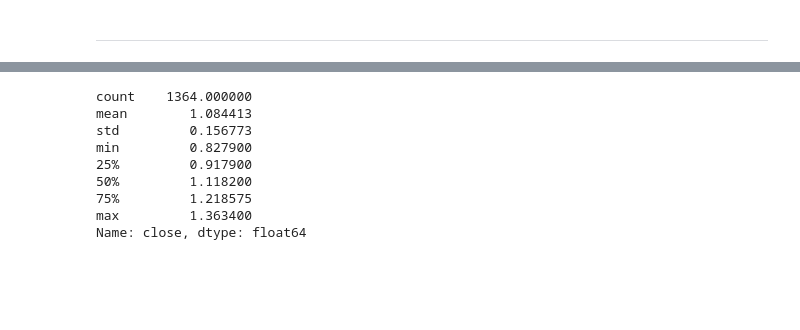
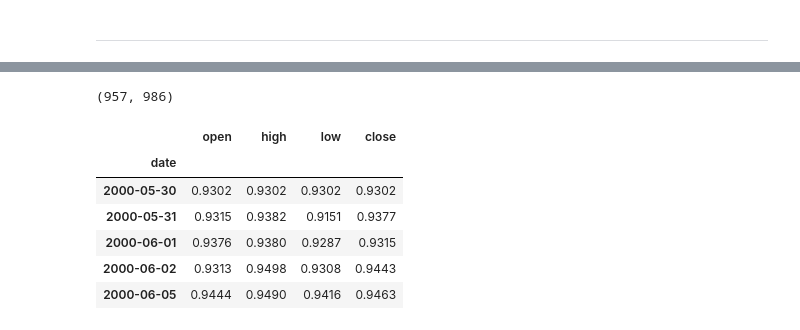
Before and after one commit to stuartdaw/Capstone_Forex, a Jupyter notebook: 03 Modelling.ipynb, the cells around one changed output, grey strips where cells are left out. Saved outputs shown, nothing was run; the diff lists cells and outputs as text; code cells hidden in the pictures; blank space fills up the shorter version.

```diff
--- a/03 Modelling.ipynb
+++ b/03 Modelling.ipynb
@@ -114,2 +149,3 @@ pandas._libs.tslibs.timestamps.Timestamp
 # %%
-daily.loc[daily.index == daily_pattern.loc[10]['pattern_end']]
+# save date
+train_stop = daily.loc[daily.index == daily_pattern.loc[10]['pattern_end']].index[0]
@@ -120,2 +151,0 @@ daily.loc[daily.index == daily_pattern.loc[10]['pattern_end']]
-# %%
-train_stop = daily.loc[daily.index == daily_pattern.loc[10]['pattern_end'] + pd.DateOffset(1)].index[0]
@@ -133,0 +163,11 @@ len(train), len(test)
+# %%
+train_and_test = daily.iloc[:len(daily.loc[:train_stop].index)+30]
+# %%
+train = train_and_test.iloc[:len(daily.loc[:train_stop].index)]
+test = train_and_test.iloc[len(daily.loc[:train_stop].index):]
+# %%
+start=len(train)
+end=len(train)+len(test)-1
+start, end
+# %% [output]
+(957, 986)
@@ -134,12 +178,10 @@ len(train), len(test)
 # %%
-train.describe()
+train.head()
 # %% [output]
-count    1364.000000
-mean        1.084413
-std         0.156773
-min         0.827900
-25%         0.917900
-50%         1.118200
-75%         1.218575
-max         1.363400
-Name: close, dtype: float64
+|  | open | high | low | close |
+| date |  |  |  |  |
+| 2000-05-30 | 0.9302 | 0.9302 | 0.9302 | 0.9302 |
+| 2000-05-31 | 0.9315 | 0.9382 | 0.9151 | 0.9377 |
+| 2000-06-01 | 0.9376 | 0.9380 | 0.9287 | 0.9315 |
+| 2000-06-02 | 0.9313 | 0.9498 | 0.9308 | 0.9443 |
+| 2000-06-05 | 0.9444 | 0.9490 | 0.9416 | 0.9463 |
```
Also changed, not shown: parts of 56 cells of this notebook, 2 other files.
